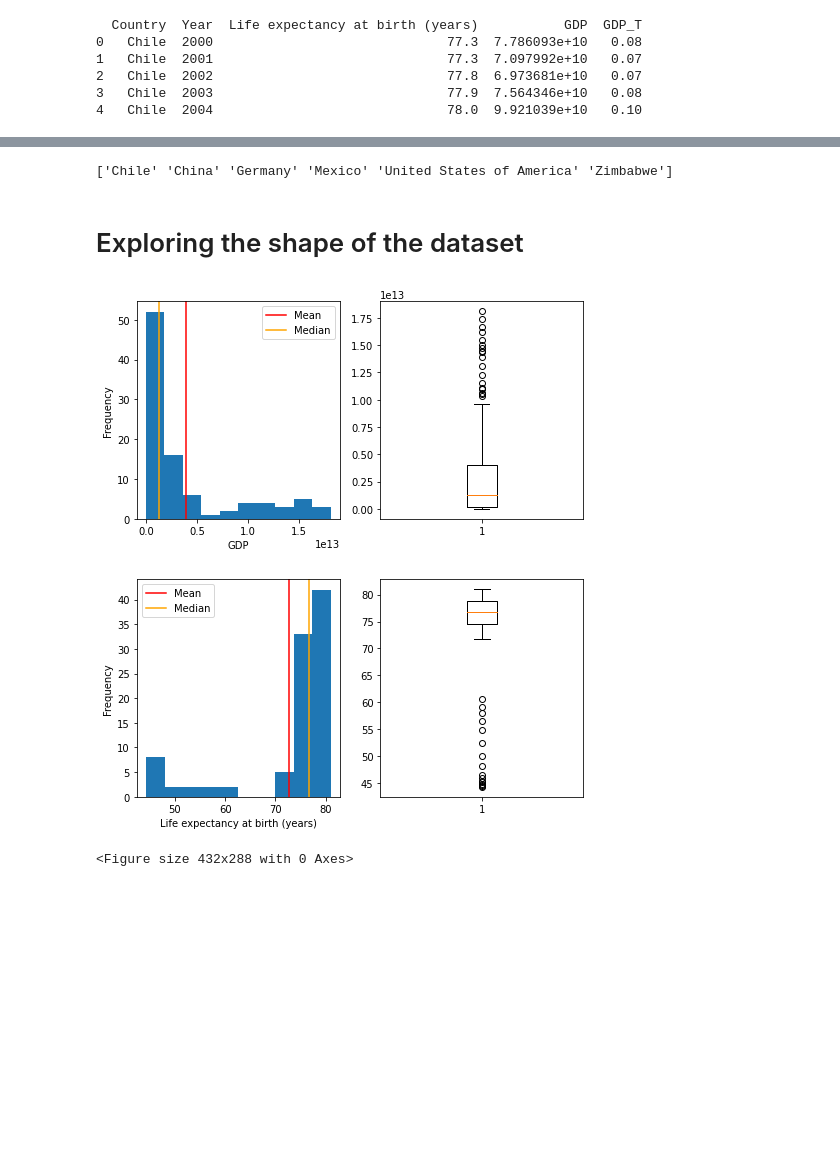
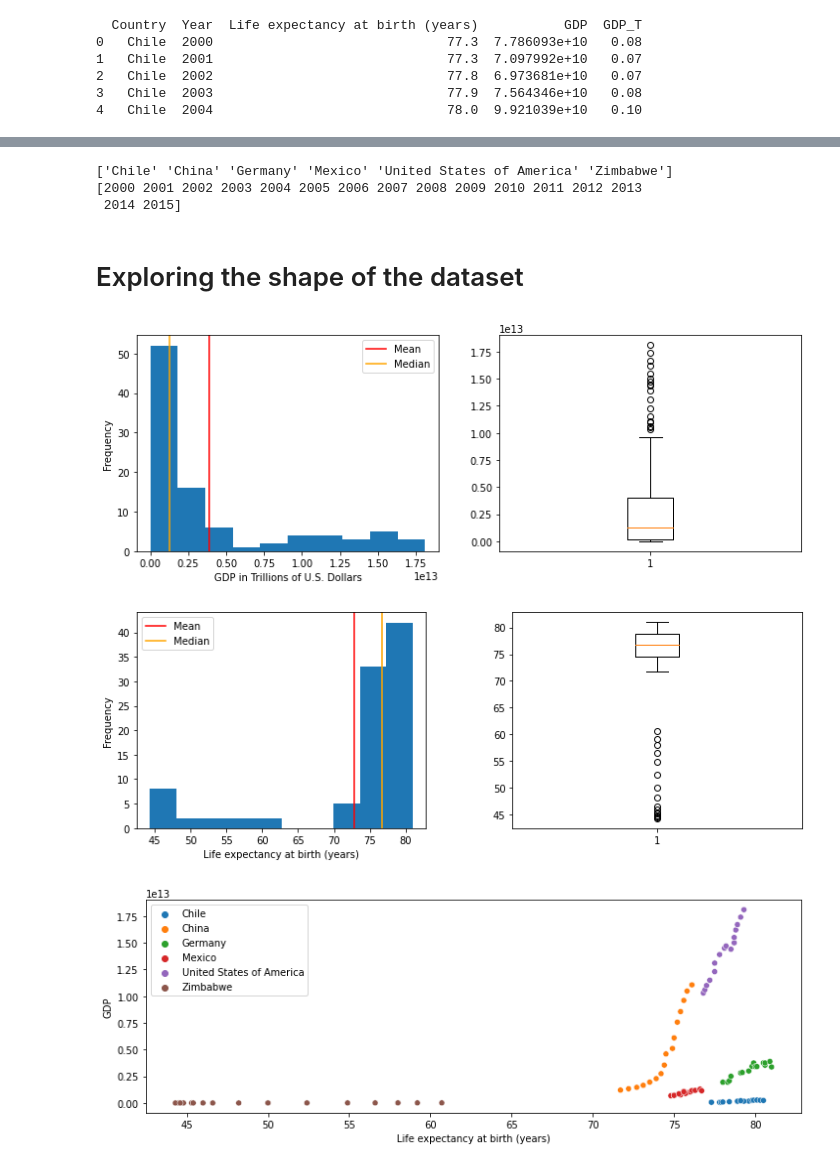
Before and after one commit to tiramisubunny/life_expectancy_gdp_group_project, a Jupyter notebook: life_expectancy_gdp.ipynb, the cells around one changed output, grey strips where cells are left out. Cells and saved outputs as stored; diff of their text form; code cells hidden in the pictures; blank space fills up the shorter version.

Commit message:
Created dataset scatterplot

```diff
--- a/life_expectancy_gdp.ipynb
+++ b/life_expectancy_gdp.ipynb
@@ -64,9 +64,14 @@ As an example, here are some of them :
 # %%
 #Check all the countries
 unique_countries = gdp_data.Country.unique()
-print(gdp_data.Country.unique())
+print(unique_countries)
+#Check the number of years covered by the dataset
+unique_years = gdp_data.Year.unique()
+print(unique_years)
 # %% [output]
 ['Chile' 'China' 'Germany' 'Mexico' 'United States of America' 'Zimbabwe']
+[2000 2001 2002 2003 2004 2005 2006 2007 2008 2009 2010 2011 2012 2013
+ 2014 2015]
 # %%
 #GDP China
 gdp_cn = gdp_data[gdp_data.Country == 'China']
@@ -83,38 +88,44 @@ gdp_zw = gdp_data[gdp_data.Country == 'Zimbabwe']
 # %% [markdown]
 # Exploring the shape of the dataset
 # %%
-plt.figure(figsize=(8,4))
+plt.figure(figsize=(12,4))
 
 plt.subplot(1,2,1)
 plt.hist(gdp_data.GDP)
-plt.xlabel('GDP')
+plt.xlabel('GDP in Trillions of U.S. Dollars')
 plt.ylabel('Frequency')
 plt.axvline(np.mean(gdp_data.GDP), color='r', label='Mean')
 plt.axvline(np.median(gdp_data.GDP), color='orange', label='Median')
 plt.legend()
 
 plt.subplot(1,2,2)
 plt.boxplot(gdp_data.GDP)
 plt.show()
 
 plt.close()
-plt.figure(figsize=(8,4))
+plt.figure(figsize=(12,4))
 
 plt.subplot(1,2,1)
 plt.hist(gdp_data['Life expectancy at birth (years)'])
 plt.xlabel('Life expectancy at birth (years)')
 plt.ylabel('Frequency')
 plt.axvline(np.mean(gdp_data['Life expectancy at birth (years)']), color='r', label='Mean')
 plt.axvline(np.median(gdp_data['Life expectancy at birth (years)']), color='orange', label='Median')
 plt.legend()
 
 plt.subplot(1,2,2)
 plt.boxplot(gdp_data['Life expectancy at birth (years)'])
-plt.show()
 
 plt.subplots_adjust(wspace=0.3)
 plt.show()
+
+plt.close()
+plt.figure(figsize=(12,4))
+
+sns.scatterplot(x=gdp_data['Life expectancy at birth (years)'], y=gdp_data.GDP, hue=gdp_data.Country)
+plt.legend()
+plt.show()
 # %% [output]
-[figure, old version]
+[figure, new version]
-[figure, old version]
+[figure, new version]
-<Figure size 432x288 with 0 Axes>
+[figure, added]
```
Also changed, not shown: parts of 1 cell of this notebook.
